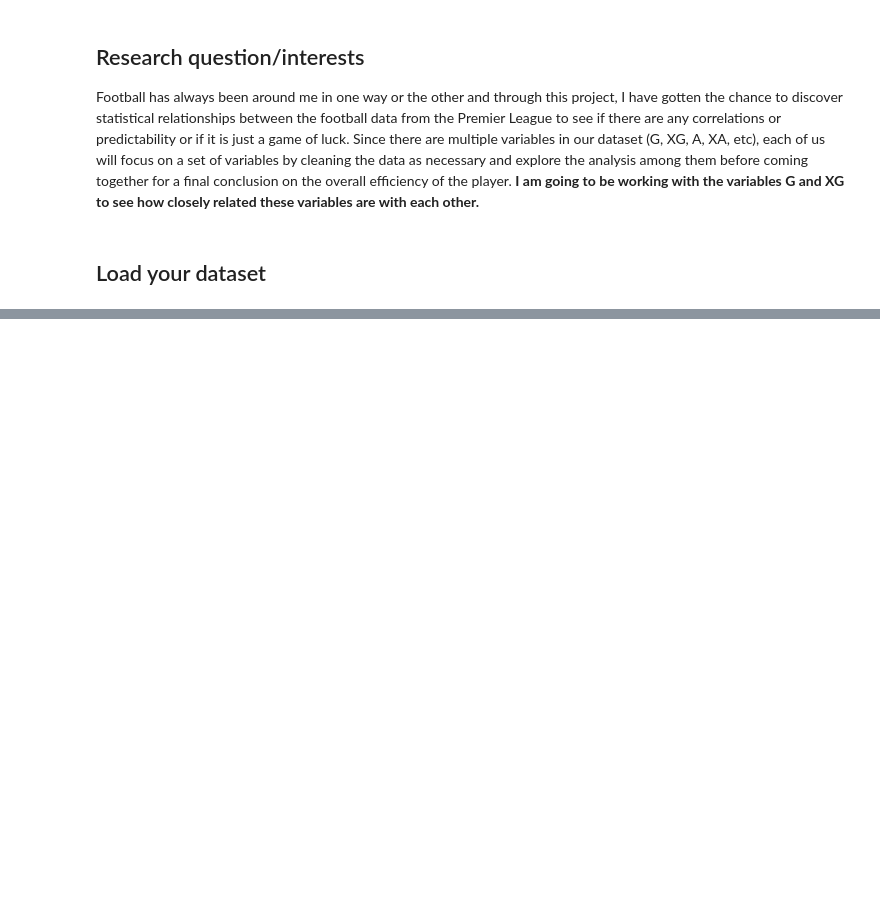
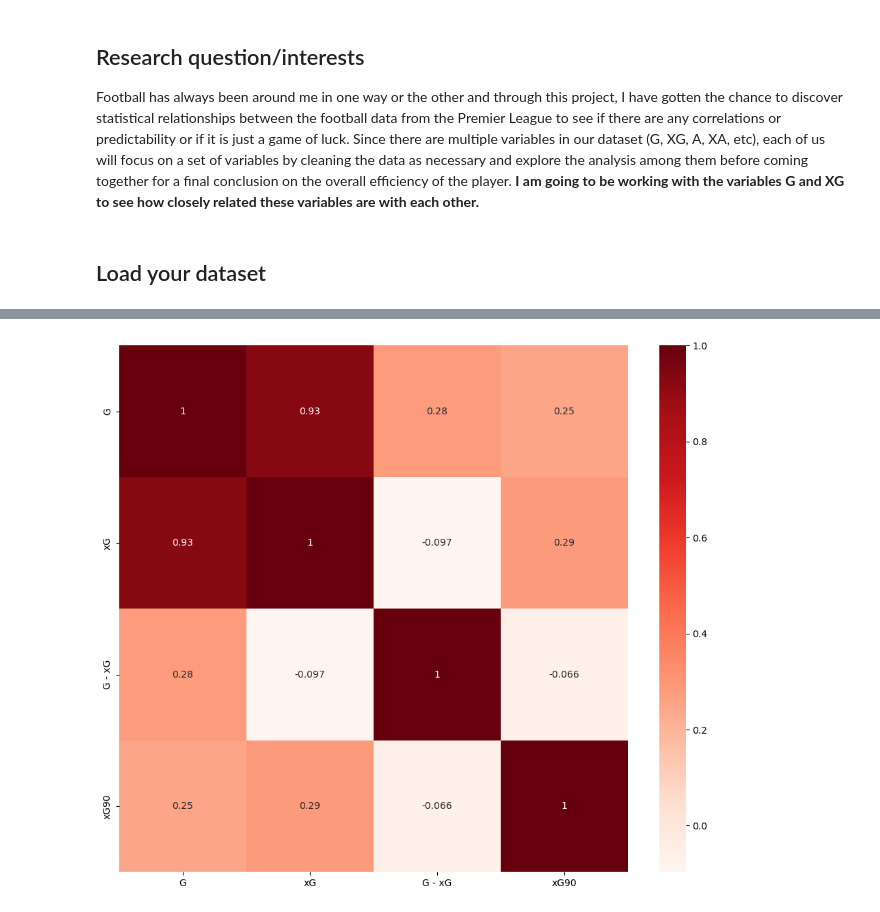
Before and after one commit to ubco-W2022T2-data301/group26, a Jupyter notebook: analysis/analysisAnanya.ipynb, the cells around one changed output, grey strips where cells are left out. Cells and saved outputs as stored; diff of their text form; code cells hidden in the pictures; blank space fills up the shorter version.

```diff
--- a/analysis/analysisAnanya.ipynb
+++ b/analysis/analysisAnanya.ipynb
@@ -26,0 +31,8 @@ df
+# %%
+features_to_drop_in_list=df.columns.tolist()
+features_to_drop_in_list.remove('G') #we need this data
+features_to_drop_in_list.remove('xG') #we need this data
+features_to_drop_in_list.remove('G - xG') #we need this data
+features_to_drop_in_list.remove('xG90') #we need this data
+
+features_to_drop_in_list
@@ -26,0 +41,3 @@ df
+# %%
+df2 = df.copy().drop(features_to_drop_in_list, axis=1)
+df2.head()
@@ -26,0 +68,8 @@ df
+# %%
+#Using Pearson Correlation
+plt.figure(figsize=(12,10))
+cor = df2.corr()
+sns.heatmap(cor, annot=True, cmap=plt.cm.Reds)
+plt.show()
+# %% [output]
+[figure, added]
```
Also changed, not shown: parts of 29 cells of this notebook, 3 other files.
